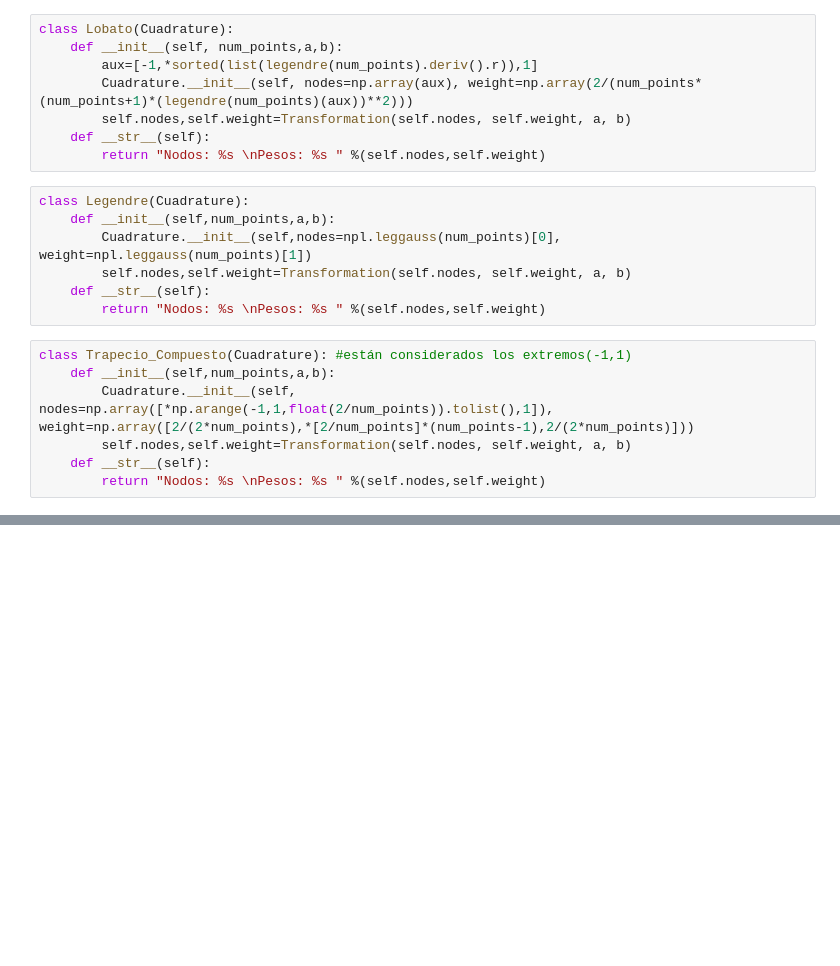
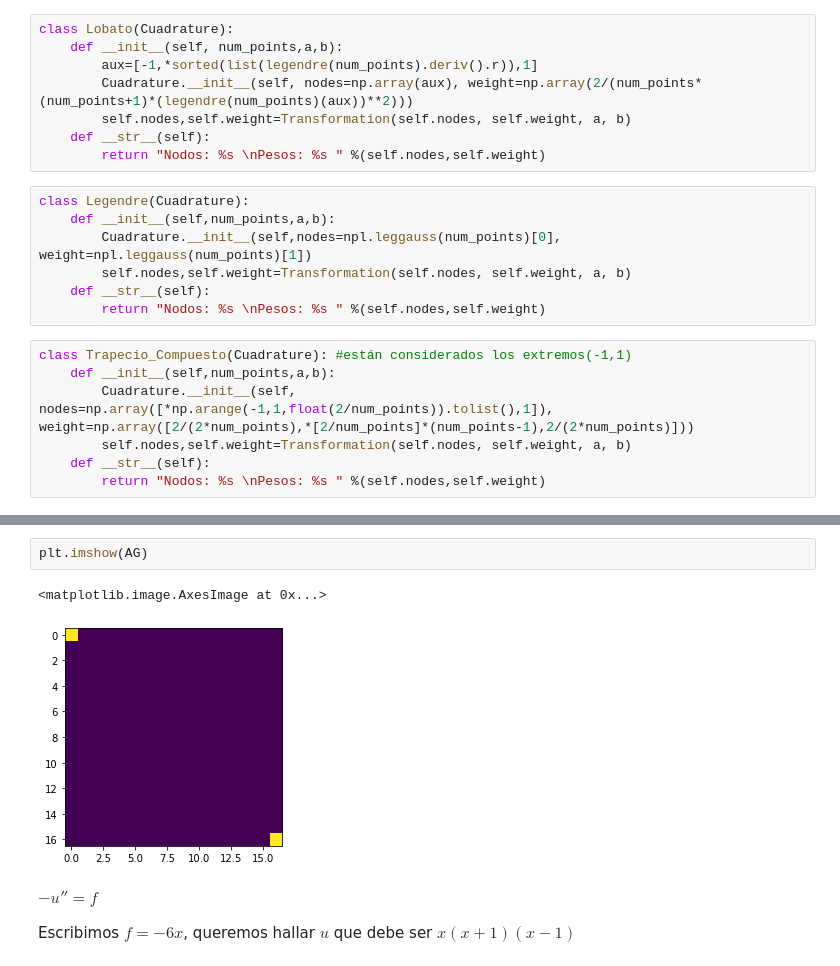
Before and after one commit to D-marina/spectraLib, a Jupyter notebook: Ordenada.ipynb, the cells around one changed output, grey strips where cells are left out. Drawn from its saved outputs; the diff is of its cells as text; blank space fills up the shorter version.

```diff
--- a/Ordenada.ipynb
+++ b/Ordenada.ipynb
@@ -236,0 +262,9 @@ array([[ 3.11373337, -1.37353571,  0.31412673, -0.23511992,  0.04760573,
+# %%
+plt.imshow(AG)
+# %% [output]
+<matplotlib.image.AxesImage at 0x...>
+[figure, added]
+# %% [markdown]
+$-u''=f$
+
+Escribimos $f = -6x$, queremos hallar $u$ que debe ser $x(x+1)(x-1)$
```
Also changed, not shown: parts of 29 cells of this notebook.
